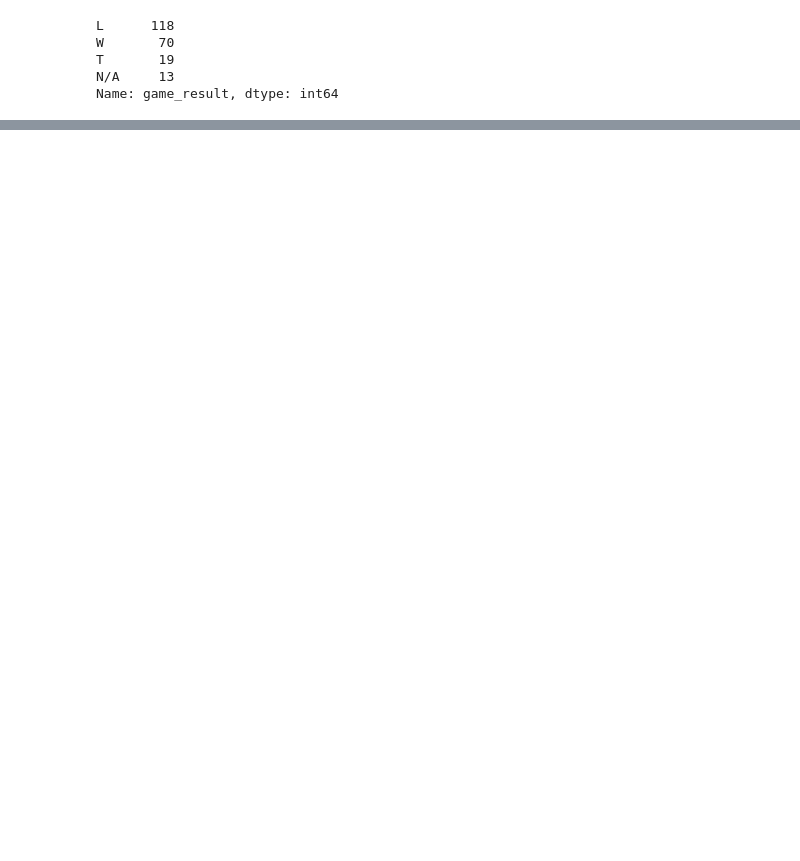
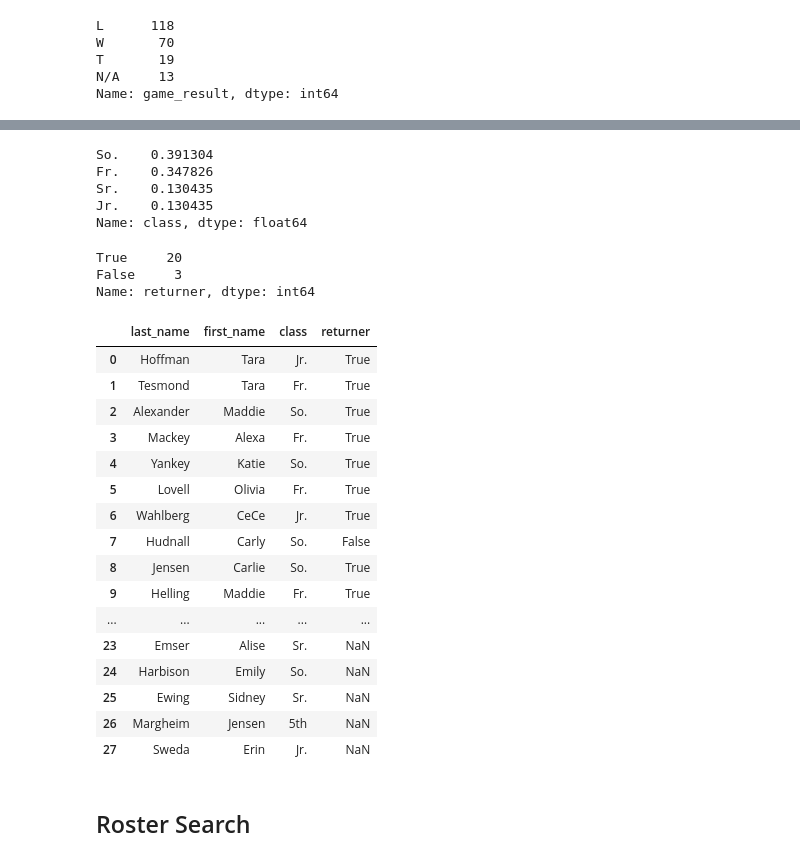
Before and after one commit to gcdean38/MSM_python, a Jupyter notebook: kcou/w_soccer/w_soc_vs_indiana_st.ipynb, the cells around one changed output, grey strips where cells are left out. Saved outputs shown, nothing was run; the diff lists cells and outputs as text; code cells hidden in the pictures; blank space fills up the shorter version.

```diff
--- a/kcou/w_soccer/w_soc_vs_indiana_st.ipynb
+++ b/kcou/w_soccer/w_soc_vs_indiana_st.ipynb
@@ -128,0 +194,58 @@ pd.crosstab(index = isu_hist_schedule['game_day_of_week'], columns = isu_hist_sc
+# %%
+lname_list = []
+for last_name in last_names:
+    lname_list.append(last_name.text)
+
+fname_list = []
+for first_name in first_names:
+    fname_list.append(first_name.text)
+
+class_list = []
+for player_class in player_classes:
+    class_list.append(player_class.text)
+# %%
+class_list = class_list[-23:]
+lname_list = lname_list[:-2]
+fname_list = fname_list[:-2]
+# %%
+isu_roster_20['last_name'] = lname_list
+isu_roster_20['first_name'] = fname_list
+isu_roster_20['class'] = class_list
+
+isu_roster_20['class'].value_counts(normalize=True)
+# %% [output]
+So.    0.391304
+Fr.    0.347826
+Sr.    0.130435
+Jr.    0.130435
+Name: class, dtype: float64
+# %%
+isu_roster_21['returner'] = isu_roster_20['last_name'].isin(isu_roster_21['last_name'])
+# %%
+isu_roster_21['returner'].value_counts()
+# %% [output]
+True     20
+False     3
+Name: returner, dtype: int64
+# %%
+isu_roster_21
+# %% [output]
+|  | last_name | first_name | class | returner |
+| 0 | Hoffman | Tara | Jr. | True |
+| 1 | Tesmond | Tara | Fr. | True |
+| 2 | Alexander | Maddie | So. | True |
+| 3 | Mackey | Alexa | Fr. | True |
+| 4 | Yankey | Katie | So. | True |
+| 5 | Lovell | Olivia | Fr. | True |
+| 6 | Wahlberg | CeCe | Jr. | True |
+| 7 | Hudnall | Carly | So. | False |
+| 8 | Jensen | Carlie | So. | True |
+| 9 | Helling | Maddie | Fr. | True |
+| ... | ... | ... | ... | ... |
+| 23 | Emser | Alise | Sr. | NaN |
+| 24 | Harbison | Emily | So. | NaN |
+| 25 | Ewing | Sidney | Sr. | NaN |
+| 26 | Margheim | Jensen | 5th | NaN |
+| 27 | Sweda | Erin | Jr. | NaN |
+# %% [markdown]
+## Roster Search
```
Also changed, not shown: parts of 65 cells of this notebook, 3 other files.
